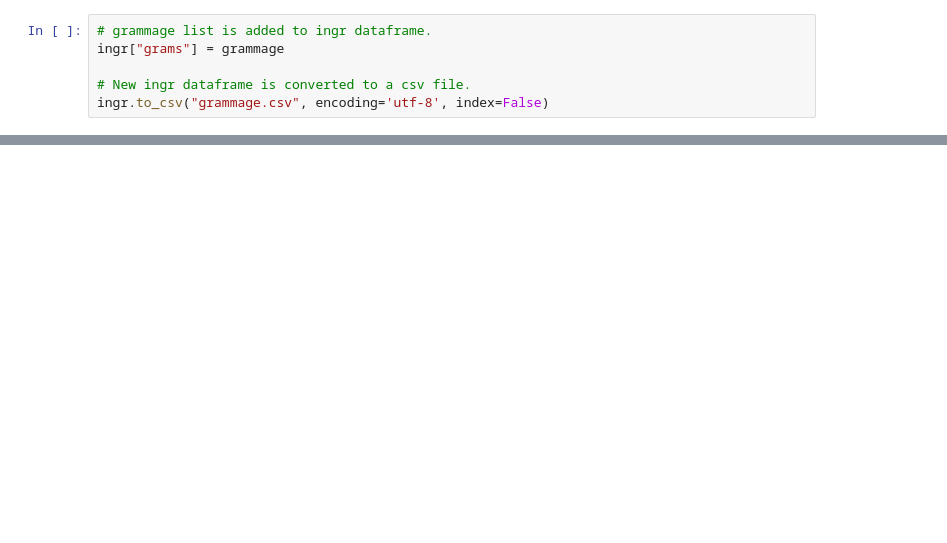
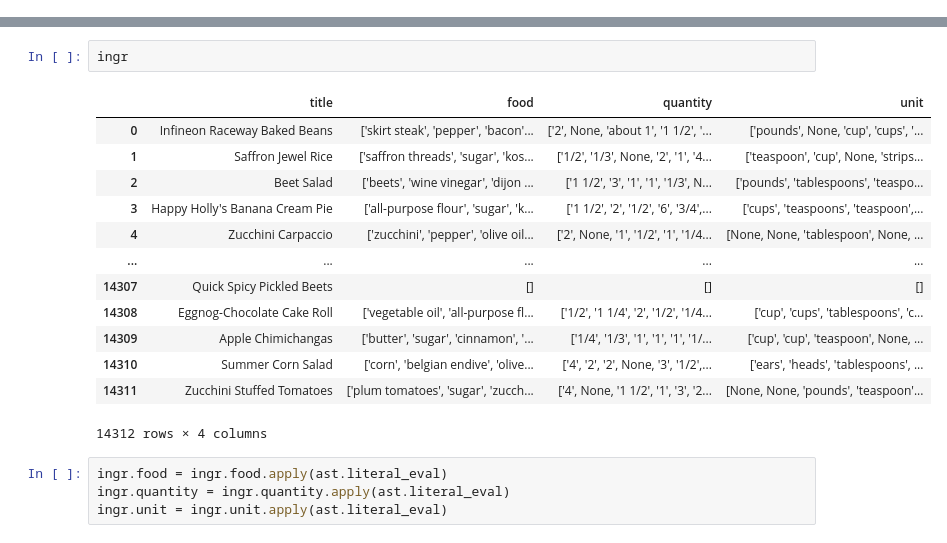
Before and after one commit to AlfaSquaD/entity_linking, a Jupyter notebook: notebook/main_ingr.ipynb, the cells around one changed output, grey strips where cells are left out. Saved outputs shown, nothing was run; the diff lists cells and outputs as text; blank space fills up the shorter version.

```diff
--- a/notebook/main_ingr.ipynb
+++ b/notebook/main_ingr.ipynb
@@ -174,6 +27,0 @@ for indx in tqdm(range(len(ingr))):
-# %%
-# grammage list is added to ingr dataframe.
-ingr["grams"] = grammage
-
-# New ingr dataframe is converted to a csv file.
-ingr.to_csv("grammage.csv", encoding='utf-8', index=False)
@@ -179,0 +60,20 @@ ingr.to_csv("grammage.csv", encoding='utf-8', index=False)
+# %%
+ingr
+# %% [output]
+|  | title | food | quantity | unit |
+| 0 | Infineon Raceway Baked Beans | ['skirt steak', 'pepper', 'bacon'... | ['2', None, 'about 1', '1 1/2', '... | ['pounds', None, 'cup', 'cups', '... |
+| 1 | Saffron Jewel Rice | ['saffron threads', 'sugar', 'kos... | ['1/2', '1/3', None, '2', '1', '4... | ['teaspoon', 'cup', None, 'strips... |
+| 2 | Beet Salad | ['beets', 'wine vinegar', 'dijon ... | ['1 1/2', '3', '1', '1', '1/3', N... | ['pounds', 'tablespoons', 'teaspo... |
+| 3 | Happy Holly's Banana Cream Pie | ['all-purpose flour', 'sugar', 'k... | ['1 1/2', '2', '1/2', '6', '3/4',... | ['cups', 'teaspoons', 'teaspoon',... |
+| 4 | Zucchini Carpaccio | ['zucchini', 'pepper', 'olive oil... | ['2', None, '1', '1/2', '1', '1/4... | [None, None, 'tablespoon', None, ... |
+| ... | ... | ... | ... | ... |
+| 14307 | Quick Spicy Pickled Beets | [] | [] | [] |
+| 14308 | Eggnog-Chocolate Cake Roll | ['vegetable oil', 'all-purpose fl... | ['1/2', '1 1/4', '2', '1/2', '1/4... | ['cup', 'cups', 'tablespoons', 'c... |
+| 14309 | Apple Chimichangas | ['butter', 'sugar', 'cinnamon', '... | ['1/4', '1/3', '1', '1', '1', '1/... | ['cup', 'cup', 'teaspoon', None, ... |
+| 14310 | Summer Corn Salad | ['corn', 'belgian endive', 'olive... | ['4', '2', '2', None, '3', '1/2',... | ['ears', 'heads', 'tablespoons', ... |
+| 14311 | Zucchini Stuffed Tomatoes | ['plum tomatoes', 'sugar', 'zucch... | ['4', None, '1 1/2', '1', '3', '2... | [None, None, 'pounds', 'teaspoon'... |
+14312 rows × 4 columns
+# %%
+ingr.food = ingr.food.apply(ast.literal_eval)
+ingr.quantity = ingr.quantity.apply(ast.literal_eval)
+ingr.unit = ingr.unit.apply(ast.literal_eval)
```
Also changed, not shown: parts of 18 cells of this notebook, 7 other files.
